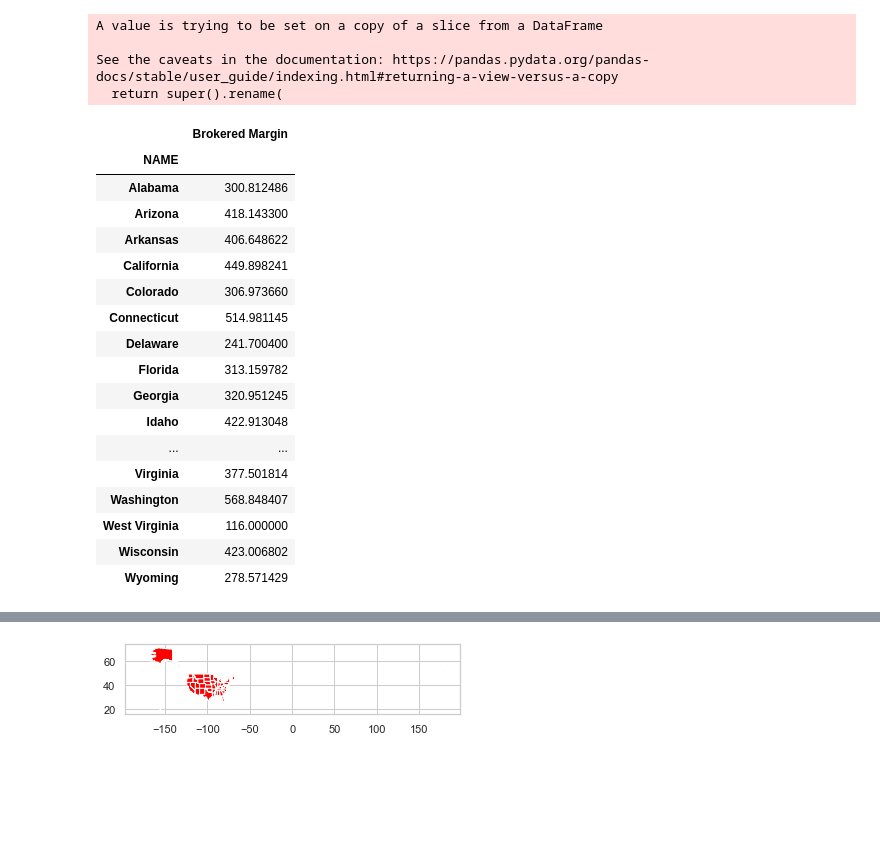
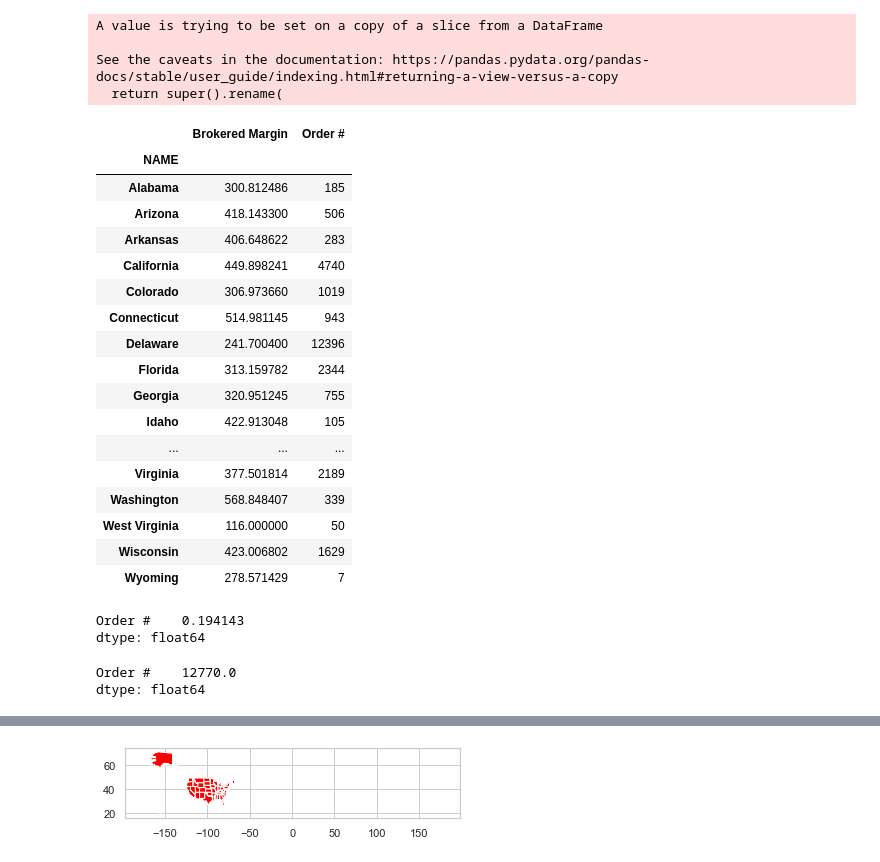
Before and after one commit to ShanRaye/regionalization_model, a Jupyter notebook: Regional_Model.ipynb, the cells around one changed output, grey strips where cells are left out. Drawn from its saved outputs; the diff is of its cells as text; code cells hidden in the pictures; blank space fills up the shorter version.

Commit message:
Began to set threshold
Set volume threshold

```diff
--- a/Regional_Model.ipynb
+++ b/Regional_Model.ipynb
@@ -96,29 +96,53 @@ See the caveats in the documentation: https://pandas.pydata.org/pandas-docs/stab
 # %%
 # Numeric variables maintained
 varis = ['Brokered Margin']
+varis_2 = ['Order #']
 # %%
 #Group data by state
 states = filteredBroker.groupby('NAME')[varis].mean()
+load_count = filteredBroker.groupby('NAME')[varis_2].count()
+
+# Combine data sets
+states = pd.merge(states, load_count, on=["NAME"])
+
 states
 # %% [output]
-|  | Brokered Margin |
-| NAME |  |
-| Alabama | 300.812486 |
-| Arizona | 418.143300 |
-| Arkansas | 406.648622 |
-| California | 449.898241 |
-| Colorado | 306.973660 |
-| Connecticut | 514.981145 |
-| Delaware | 241.700400 |
-| Florida | 313.159782 |
-| Georgia | 320.951245 |
-| Idaho | 422.913048 |
-| ... | ... |
-| Virginia | 377.501814 |
-| Washington | 568.848407 |
-| West Virginia | 116.000000 |
-| Wisconsin | 423.006802 |
-| Wyoming | 278.571429 |
+|  | Brokered Margin | Order # |
+| NAME |  |  |
+| Alabama | 300.812486 | 185 |
+| Arizona | 418.143300 | 506 |
+| Arkansas | 406.648622 | 283 |
+| California | 449.898241 | 4740 |
+| Colorado | 306.973660 | 1019 |
+| Connecticut | 514.981145 | 943 |
+| Delaware | 241.700400 | 12396 |
+| Florida | 313.159782 | 2344 |
+| Georgia | 320.951245 | 755 |
+| Idaho | 422.913048 | 105 |
+| ... | ... | ... |
+| Virginia | 377.501814 | 2189 |
+| Washington | 568.848407 | 339 |
+| West Virginia | 116.000000 | 50 |
+| Wisconsin | 423.006802 | 1629 |
+| Wyoming | 278.571429 | 7 |
 # %%
 statesct = filteredBroker.groupby(['NAME']).describe().loc[:,(slice(None),['count'])]
 #statesct
+# %%
+#Find max smallest region volume (eg state) for limits
+max_state_volume = states['Order #'].max()
+max_state_volume
+total_loads = filteredBroker[varis_2].count()
+max_state_share = max_state_volume / total_loads
+max_state_share
+# %% [output]
+Order #    0.194143
+dtype: float64
+# %%
+#Max Load Volume in a region
+volume_limit = 0.4
+max_load = total_loads*volume_limit
+max_load
+# %% [output]
+Order #    12770.0
+dtype: float64
```
Also changed, not shown: parts of 14 cells of this notebook.
